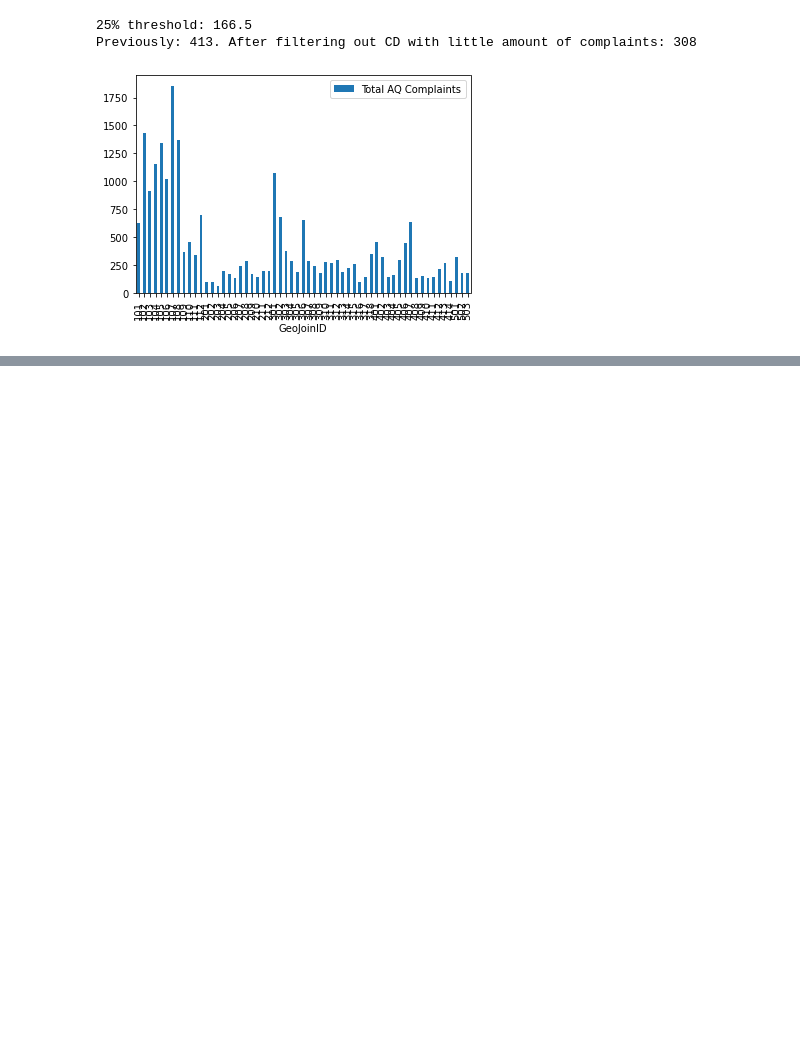
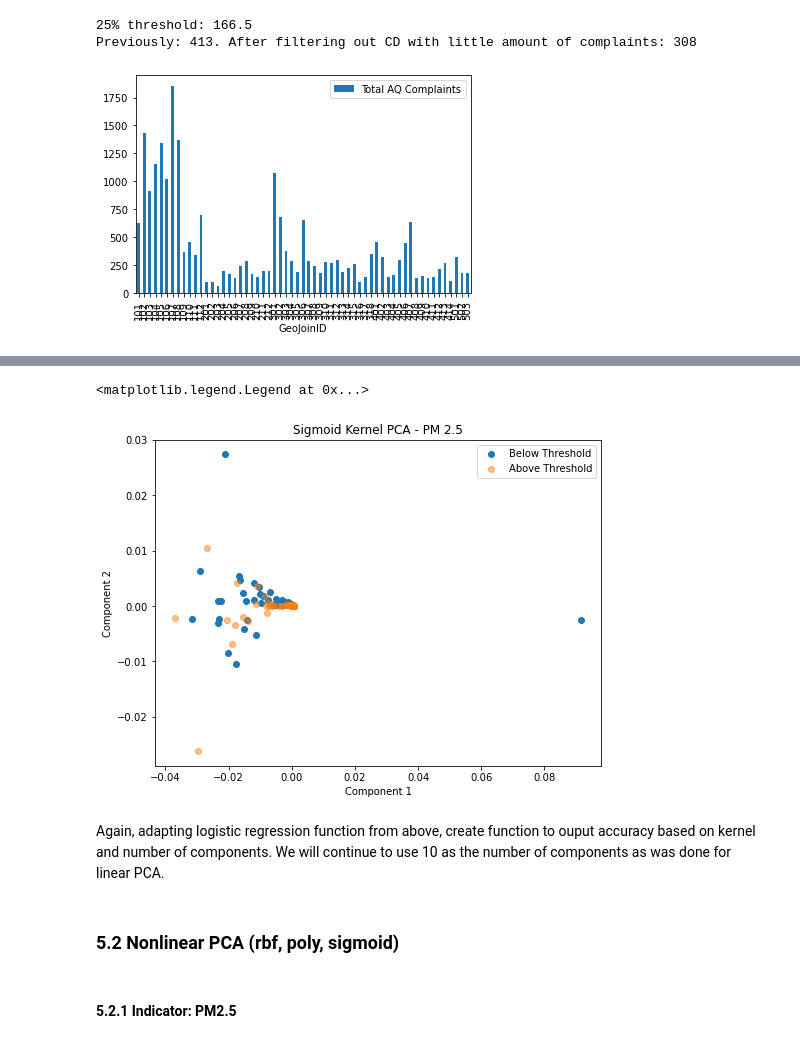
Before and after one commit to amaqals/CUSP2021ADS-Team, a Jupyter notebook: Hypothesis_1.ipynb, the cells around one changed output, grey strips where cells are left out. Cells and saved outputs as stored; diff of their text form; code cells hidden in the pictures; blank space fills up the shorter version.

```diff
--- a/Hypothesis_1.ipynb
+++ b/Hypothesis_1.ipynb
@@ -838,0 +1003,20 @@ for pollutant in pollutant_dict:
+# %%
+# kernel PCA with default hyperparameter values
+
+plt.figure(figsize=(8,6))
+kpca = KernelPCA(kernel='sigmoid', n_components=10)
+X_kpca = kpca.fit_transform(X)
+# plt.scatter(X_kpca[:, 0], X_kpca[:, 1], c = y, alpha=0.8)
+plt.scatter(X_kpca[y==0, 0], X_kpca[y==0, 1], alpha=1, label='Below Threshold')
+plt.scatter(X_kpca[y==1, 0], X_kpca[y==1, 1], alpha=0.5, label='Above Threshold')
+plt.title("Sigmoid Kernel PCA - PM 2.5")
+plt.xlabel("Component 1")
+plt.ylabel("Component 2")
+plt.legend()
+# %% [output]
+<matplotlib.legend.Legend at 0x...>
+[figure, added]
+# %% [markdown]
+Again, adapting logistic regression function from above, create function to ouput accuracy based on kernel and number of components.  We will continue to use 10 as the number of components as was done for linear PCA.
+# %% [markdown]
+### 5.2 Nonlinear PCA (rbf, poly, sigmoid)
@@ -838,0 +1053,2 @@ for pollutant in pollutant_dict:
+# %% [markdown]
+#### 5.2.1 Indicator: PM2.5
```
Also changed, not shown: parts of 57 cells of this notebook.
